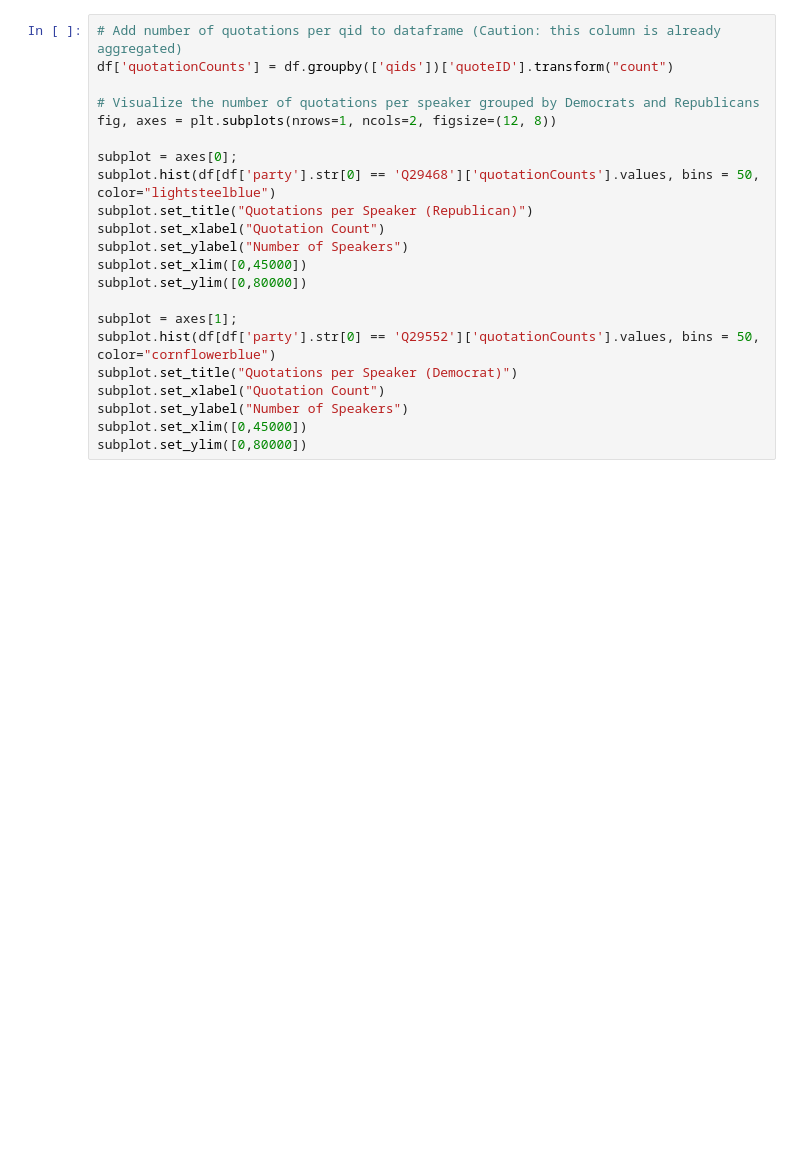
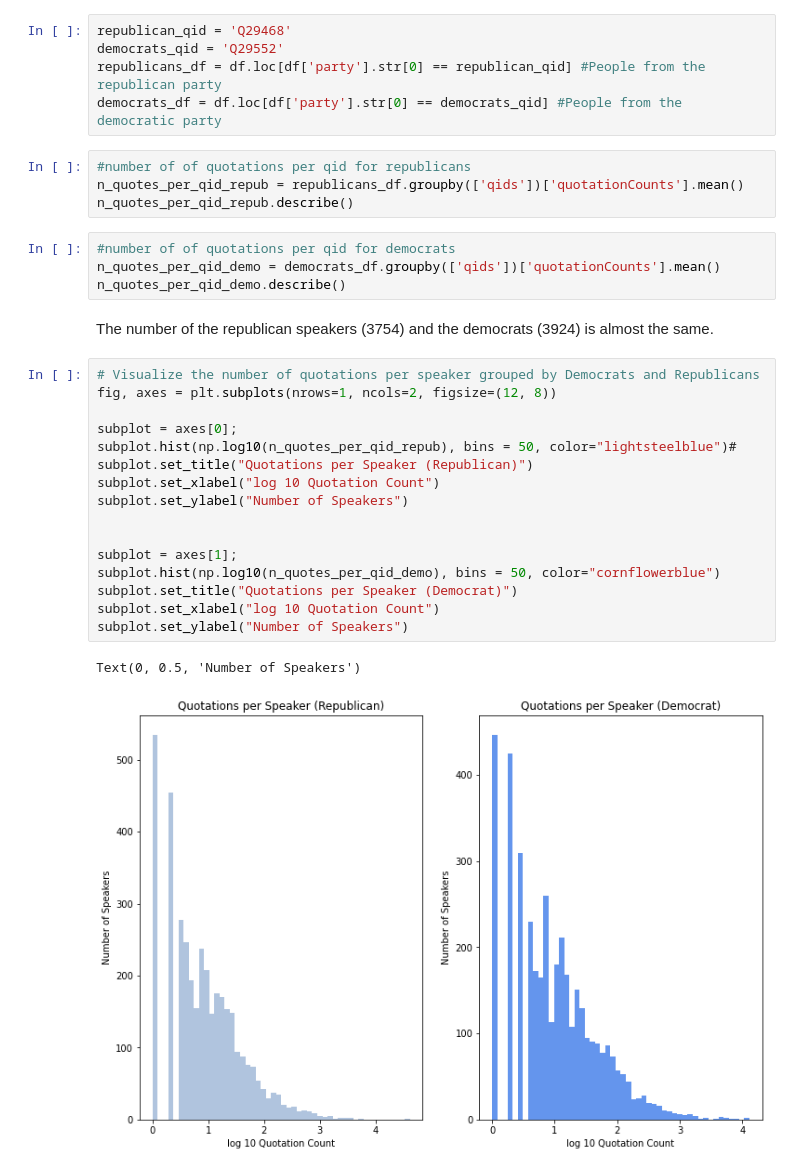
Before and after one commit to epfl-ada/ada-2021-project-the-internationadas, a Jupyter notebook: data_exploration.ipynb, the cells around one changed output. Cells and saved outputs as stored; diff of their text form; blank space fills up the shorter version.

```diff
--- a/data_exploration.ipynb
+++ b/data_exploration.ipynb
@@ -16,23 +51,35 @@ df = pd.read_json(file_path, compression='bz2')
+# %%
+republican_qid = 'Q29468'
+democrats_qid = 'Q29552'
+republicans_df = df.loc[df['party'].str[0] == republican_qid] #People from the republican party
+democrats_df = df.loc[df['party'].str[0] == democrats_qid] #People from the democratic party
+# %%
+#number of of quotations per qid for republicans
+n_quotes_per_qid_repub = republicans_df.groupby(['qids'])['quotationCounts'].mean()
+n_quotes_per_qid_repub.describe()
+# %%
+#number of of quotations per qid for democrats
+n_quotes_per_qid_demo = democrats_df.groupby(['qids'])['quotationCounts'].mean()
+n_quotes_per_qid_demo.describe()
+# %% [markdown]
+The number of the republican speakers (3754) and  the democrats (3924) is almost the same.
 # %%
-# Add number of quotations per qid to dataframe (Caution: this column is already aggregated)
-df['quotationCounts'] = df.groupby(['qids'])['quoteID'].transform("count")
-
 # Visualize the number of quotations per speaker grouped by Democrats and Republicans
 fig, axes = plt.subplots(nrows=1, ncols=2, figsize=(12, 8))
 
 subplot = axes[0];
-subplot.hist(df[df['party'].str[0] == 'Q29468']['quotationCounts'].values, bins = 50, color="lightsteelblue")
+subplot.hist(np.log10(n_quotes_per_qid_repub), bins = 50, color="lightsteelblue")#
 subplot.set_title("Quotations per Speaker (Republican)")
-subplot.set_xlabel("Quotation Count")
+subplot.set_xlabel("log 10 Quotation Count")
 subplot.set_ylabel("Number of Speakers")
-subplot.set_xlim([0,45000])
-subplot.set_ylim([0,80000])
+
 
 subplot = axes[1];
-subplot.hist(df[df['party'].str[0] == 'Q29552']['quotationCounts'].values, bins = 50, color="cornflowerblue")
+subplot.hist(np.log10(n_quotes_per_qid_demo), bins = 50, color="cornflowerblue")
 subplot.set_title("Quotations per Speaker (Democrat)")
-subplot.set_xlabel("Quotation Count")
+subplot.set_xlabel("log 10 Quotation Count")
 subplot.set_ylabel("Number of Speakers")
-subplot.set_xlim([0,45000])
-subplot.set_ylim([0,80000])
+# %% [output]
+Text(0, 0.5, 'Number of Speakers')
+[figure, added]
 # %%
```
Also changed, not shown: parts of 35 cells of this notebook, 1 other file.
